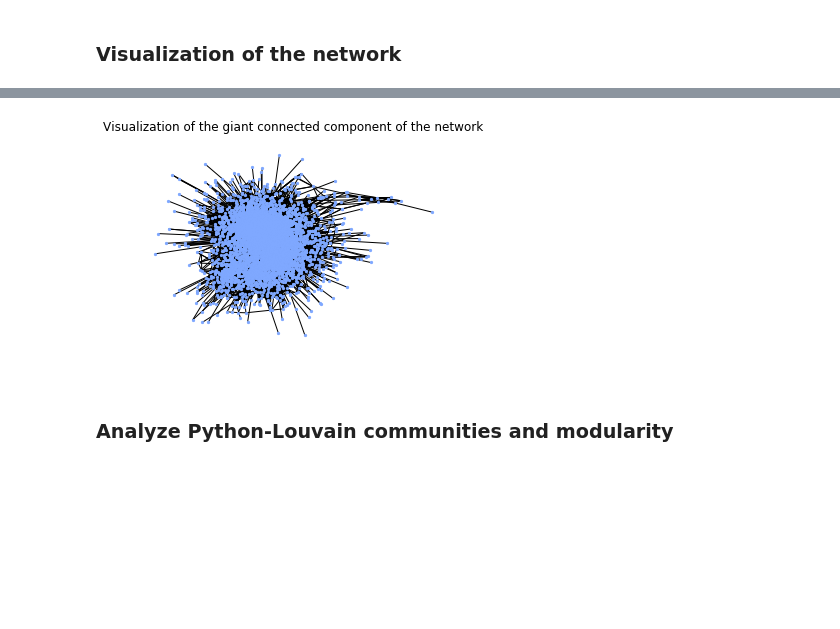
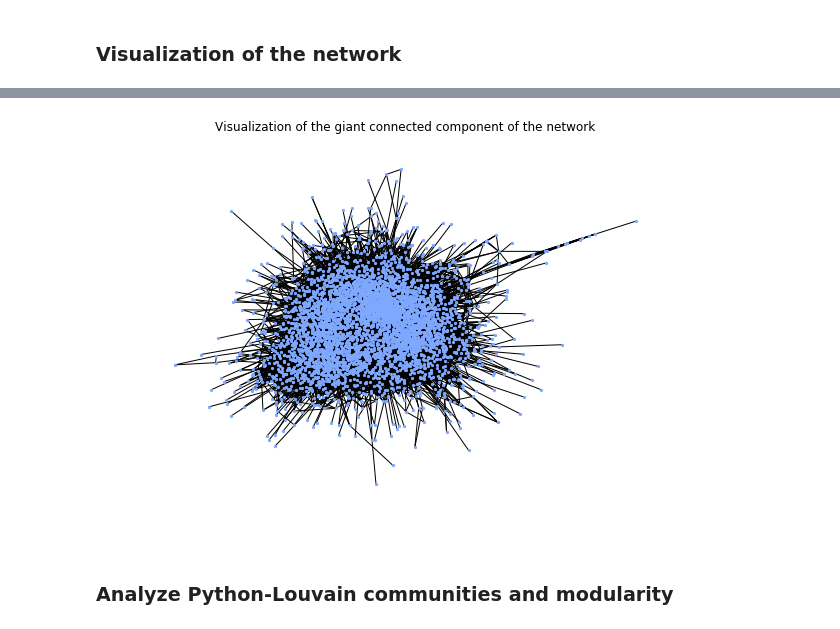
Before and after one commit to gretarg09/DTU__SocialGraphs-FinalProject, a Jupyter notebook: Notebooks/recommendation_engine.ipynb, the cells around one changed output, grey strips where cells are left out. Cells and saved outputs as stored; diff of their text form; code cells hidden in the pictures; blank space fills up the shorter version.

```diff
--- a/Notebooks/recommendation_engine.ipynb
+++ b/Notebooks/recommendation_engine.ipynb
@@ -307,13 +319,14 @@ plt.show()
 # %%
 #Let's look at the giant connected component of the network
 giant_G = max(nx.connected_component_subgraphs(G), key=len)
 
 # plot the network's giant connected component
+plt.figure(figsize=(10,7))
 plt.title('Visualization of the giant connected component of the network')
 nx.draw_spring(giant_G,node_size = 5, node_color = "#7FA8FF", with_labels = False)
 plt.show()
 # %% [output]
-[figure, old version]
+[figure, new version]
 # %% [markdown]
 ### Analyze Python-Louvain communities and modularity
 # %%
```
Also changed, not shown: parts of 6 cells of this notebook.
